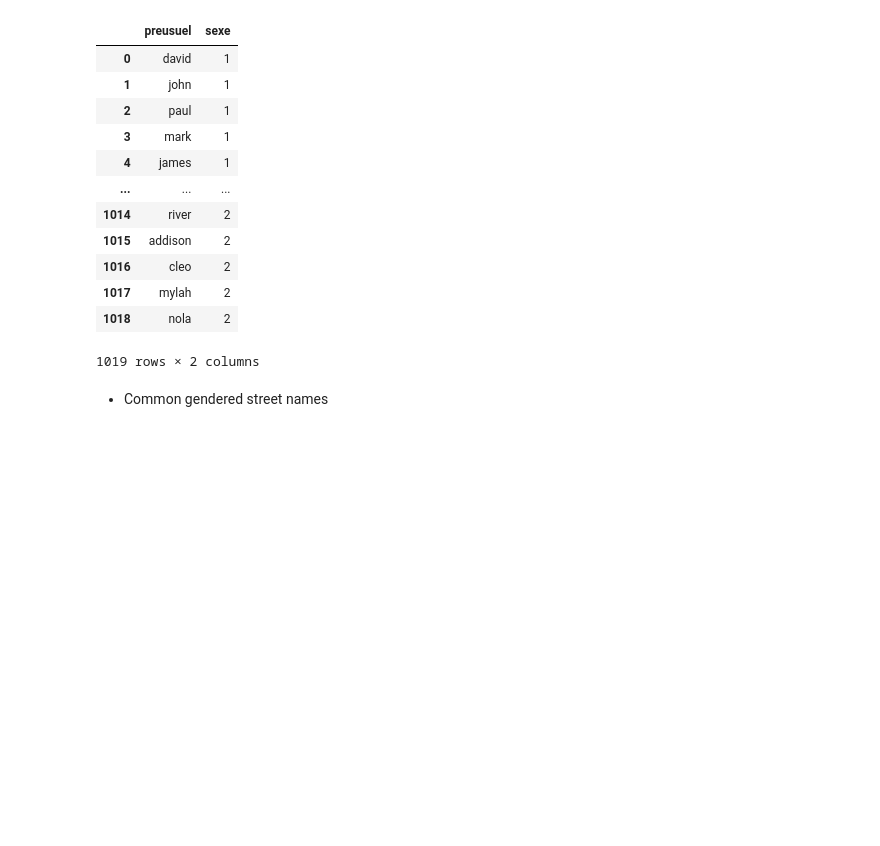
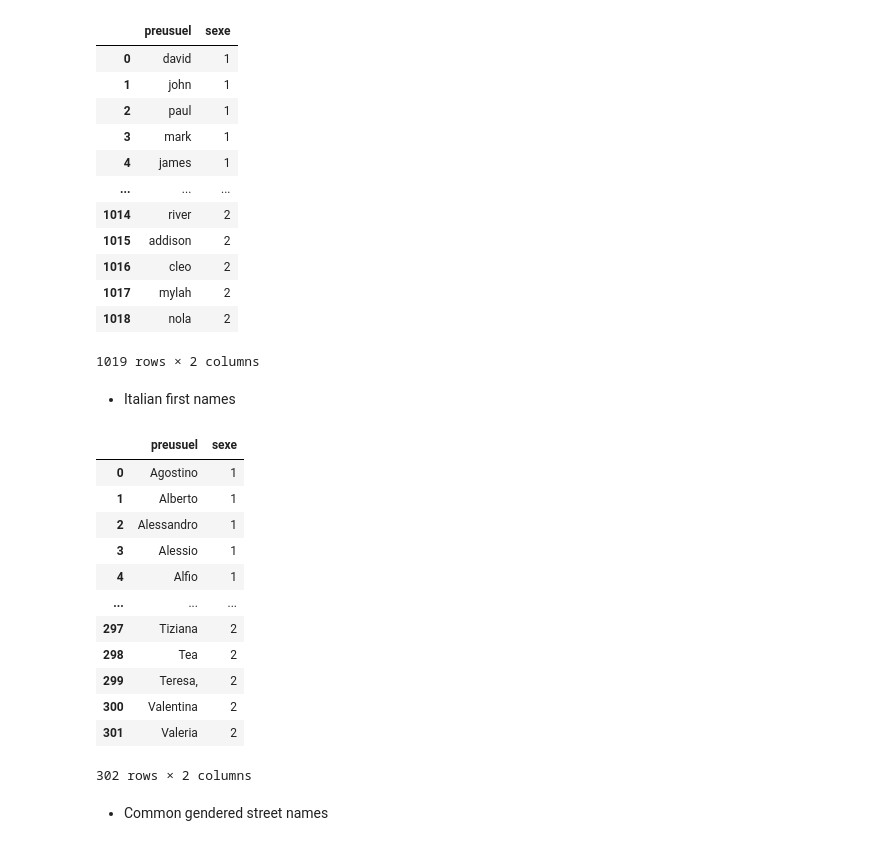
Before and after one commit to tdemareuil/StreetGender, a Jupyter notebook: roadnames_dev.ipynb, the cells around one changed output. Cells and saved outputs as stored; diff of their text form; code cells hidden in the pictures; blank space fills up the shorter version.

Commit message:
Add Italian first names

```diff
--- a/roadnames_dev.ipynb
+++ b/roadnames_dev.ipynb
@@ -188,6 +188,80 @@ genders_en
 | 1017 | mylah | 2 |
 | 1018 | nola | 2 |
 1019 rows × 2 columns
+# %% [markdown]
+* Italian first names
+# %%
+url = 'https://www.rinonline.it/studenti_nomi_propri_persona.htm'
+
+masc = """Agostino, Alberto, Alessandro, Alessio, Alfio, Alfonso, Amedeo, Angelo, Antonio, Aurelio.
+        Baldassarre, Baldo, Bastiano, Bartolo, Bartolomeo, Benito,  Bernardo, Biagio, Boris, Bruno.
+        Calogero, Carlo, Carmelo,  Casimiro, Cesare, Cirillo, Ciro,  Claudio, Corrado, Cosimo.
+        Daniele, Danilo, Dante, Dario, Davide, Diego, Dino, Dionisio, Domenico, Duccio.
+        Egidio, Elio, Eliseo, Emanuele, Emiliano, Emilio, Ennio,  Enrico, Enzo, Ezio.
+        Fabiano, Fabio, Fabrizio, Fausto, Fedele, Felice, Filippo, Flavio, Fortunato, Francesco.
+        Gabriele, Gaetano, Gaspare, Gennaro, Gerlando, Giacomo, Giancarlo, Giovanni, Giulio, Giuseppe.
+        Iacopo, Ignazio, Igor, Isacco, Isaia, Iside, Isidoro, Italo, Ivano, Ivo.
+        Leandro, Leo, Lino, Livio, Lorenzo, Loris, Luca, Luciano, Lucio, Luigi.
+        Manuele, Marcello, Marco, Mario, Martino, Massimo, Matteo, Mattia, Michele, Mirco.
+        Narciso, Natale, Nazario, Nazzareno, Nestore, Nico, Nicola, Nino, Noè, Nunzio.
+        Oliviero, Omar , Omero, Onofrio, Orazio, Orlando, Oscar,  Osvaldo, Otello, Ottavio.
+        Paolo, Pasquale, Patrizio, Paride, Pierluigi, Piero, Pietro, Pio, Pippo, Prisco.
+        Raffaele, Raimondo, Renato, Renzo, Riccardo, Rino, Roberto, Rocco, Romolo, Ruggero.
+        Salvatore, Salvo, Samuele, Sandro, Saverio, Savino, Sebastiano, Sergio, Silvio, Stefano.
+        Taddeo, Tancredi, Tarso, Teodoro, Teogene, Tiberio, Tito, Tiziano, Tobia, Tullio,
+        Ubaldo, Uberto, Ugo, Ulisse, Ulrico, Ultimo, Umberto, Uranio, Urbano, Ursino.
+        Valter , Vasco, Valentino, Valerio, Velio, Viliberto, Vincenzo, Virgilio, Virone, Vittorio,
+        Zabedeo, Zaccaria, Zaccheo, Zanobi, Zefiro, Zeno, Zenobio, Zenone, Zetico, Zoilo"""
+masc = re.split(', |[.\n ]', masc)
+masc = [x for x in masc if len(x)>0]
+
+fem = """Angela, Ada, Adelaide, Anna, Antonella, Anita, Alice, Amelia, Anna, Agnese, Alessandra, Alessia,
+        Aurora, Angelica,
+        Barbara, Betty, Beatrice,
+        Calogera, Claudia, Carlotta, Carmen, Carola, Caterina, Cinzia, Clara, Clarissa, Clelia, Concetta,
+        Corinna, Cristina,
+        Daniela, Dina, Domenica, Debora, Denise, Danila, Dorotea,
+        Emanuela, Emilia, Evelyn, Erica, Elena, Elisa, Eva,
+        Fiorella, Francesca, Federica, Fabiola, Flavia, Floriana,
+        Giovannna, Gabriella, Gerlanda, Giulia, Giuseppina, Giorgia, Gaia, Gemma, Greta,
+        Ida, Iole, Iolanda, Irene, Isabella, Iside,
+        katia, Ketty,
+        Luciana, Laura, Lorena, Loredana, Lucia, Lea, Letizia, Lia, Linda, Luisa,
+        Maria, Marcella, Martina, Marzia, Mara, Marisa, Marta, Mirella, Miriam,
+        Noemi, Nada,
+        Ornella,
+        Patrizia, Paola, Piera, Pamela, Piera,
+        Roberta, Regina, Raffaella, Rosella,
+        Salvatrice, Silvia, Sofia, Sabrina, Sara, Serena, Silvana, Simona, Stefania, Susanna,
+        Tiziana, Tea, Teresa,
+        Valentina, Valeria"""
+fem = re.split(', |[.\n ]', fem)
+fem = [x for x in fem if len(x)>0]
+
+genders_it = {}
+for x in masc:
+    genders_it[x] = 1
+for x in fem:
+    genders_it[x] = 2
+
+genders_it = pd.DataFrame.from_dict(genders_it, orient='index')
+genders_it = genders_it.reset_index()
+genders_it.columns = ['preusuel','sexe']
+genders_it
+# %% [output]
+|  | preusuel | sexe |
+| 0 | Agostino | 1 |
+| 1 | Alberto | 1 |
+| 2 | Alessandro | 1 |
+| 3 | Alessio | 1 |
+| 4 | Alfio | 1 |
+| ... | ... | ... |
+| 297 | Tiziana | 2 |
+| 298 | Tea | 2 |
+| 299 | Teresa, | 2 |
+| 300 | Valentina | 2 |
+| 301 | Valeria | 2 |
+302 rows × 2 columns
 # %% [markdown]
 * Common gendered street names
 # %%
```
Also changed, not shown: 2 other files.
